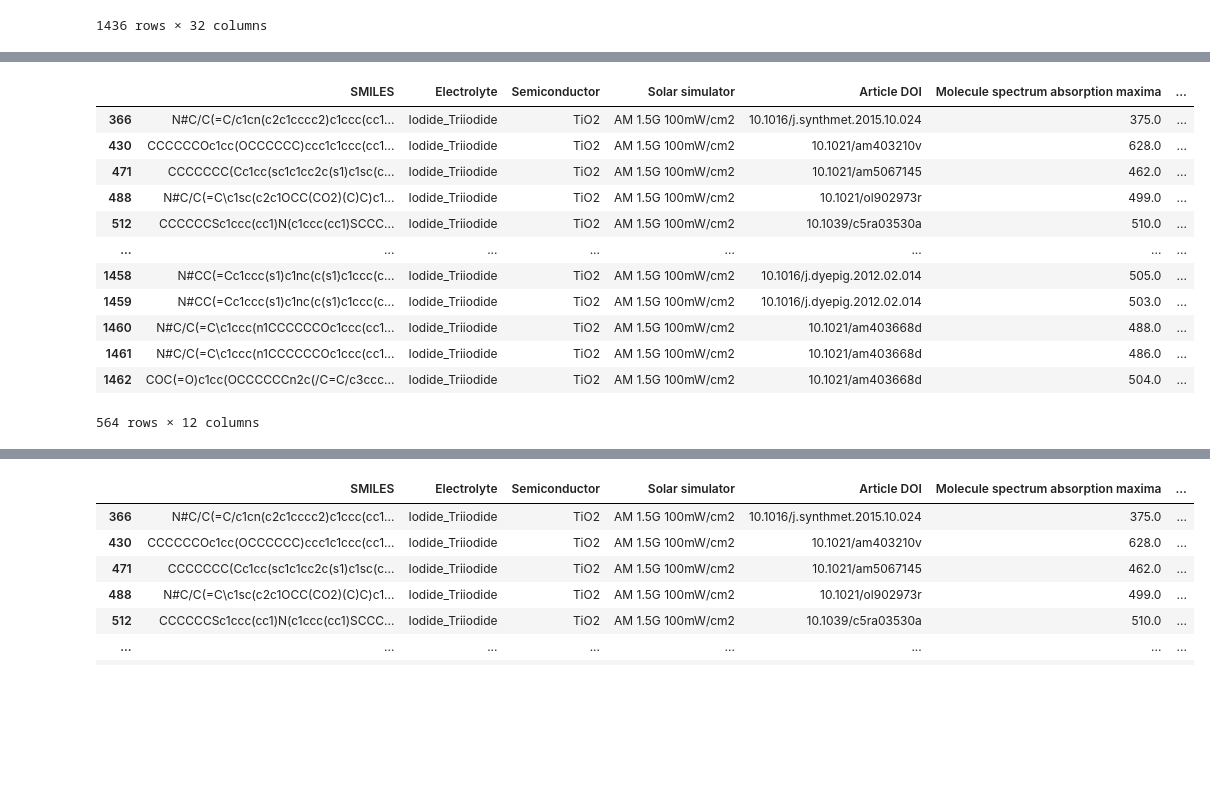
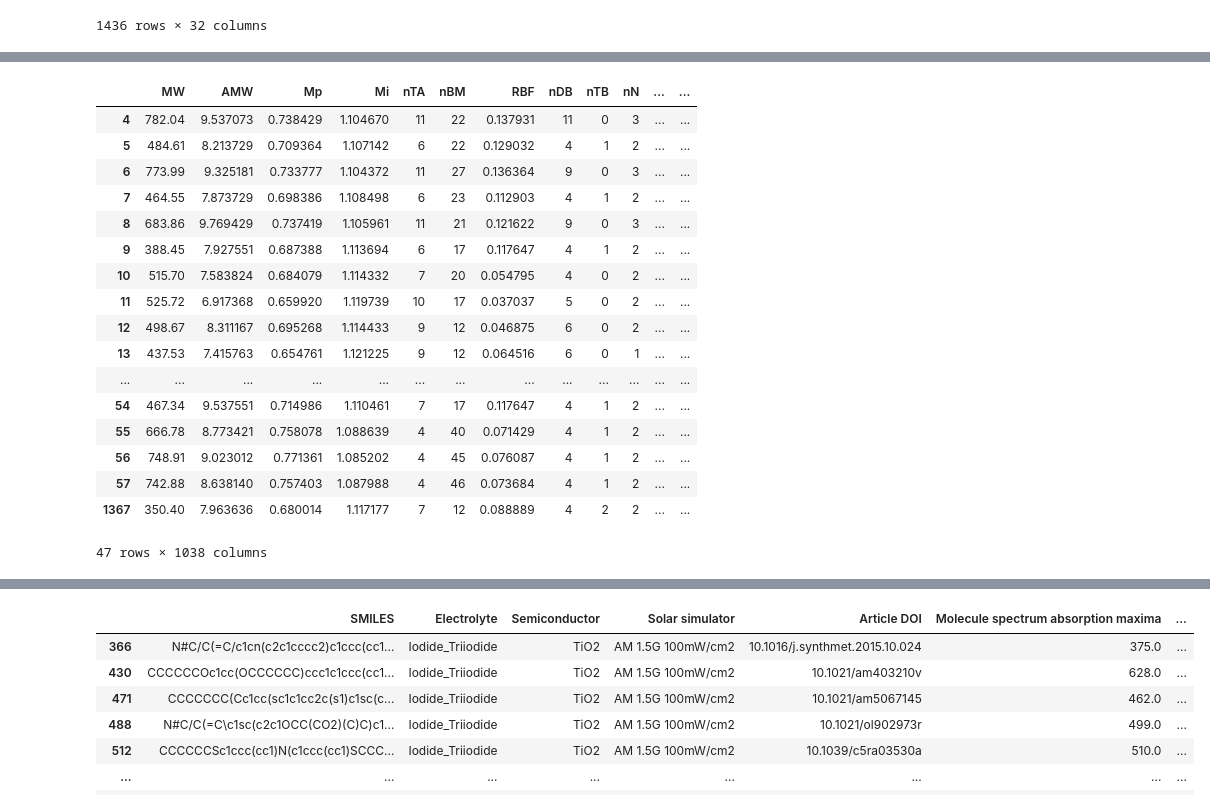
Before and after one commit to PaulC61/Cheminformatics, a Jupyter notebook: InternshipM2_BIU/WorkingEnvironment/Phase2/dsscModel.ipynb, the cells around one changed output, grey strips where cells are left out. Saved outputs shown, nothing was run; the diff lists cells and outputs as text; code cells hidden in the pictures; blank space fills up the shorter version.

```diff
--- a/InternshipM2_BIU/WorkingEnvironment/Phase2/dsscModel.ipynb
+++ b/InternshipM2_BIU/WorkingEnvironment/Phase2/dsscModel.ipynb
@@ -105,9 +101,6 @@ X_dict_active = add_active_to_x(Y_dict, X_dict)
 # %%
 def convert_PCE_to_active(y_dict):
-    for dataset in y_dict:
-        pce_quartiles = pd.qcut(y_dict[dataset]['PCE'], q=4, retbins=True)
-        y_dict[dataset]['active'] = np.where(y_dict[dataset]['PCE']>pce_quartiles[1][3], 1, 0)
+    pce_quartiles = pd.qcut(y_dict['PCE'], q=4, retbins=True)
+    y_dict['active'] = np.where(y_dict['PCE']>pce_quartiles[1][3], 1, 0)
     return y_dict
-# %%
-Y_dict = convert_PCE_to_active(y_values)
 # %%
@@ -162,10 +154,14 @@ def compound_families(x, y, families):
     for i in range(len(families)):
         df_X = x.loc[(x['Molecule keywords']==families[i])].drop('Molecule keywords', axis=1)
         df_Y = y.loc[(y['Molecule keywords']==families[i])].drop('Molecule keywords', axis=1)
-        X[families[i]] = df_X
-        Y[families[i]] = df_Y
-    X['global'] = ordinalEncode_compound_family(x)
-    Y['global'] = y
+        df_Y_active = convert_PCE_to_active(df_Y)
+        df_X_active = add_active_to_x(df_Y_active, df_X)
+        X[families[i]] = df_X_active
+        Y[families[i]] = df_Y_active
+    y_active = convert_PCE_to_active(y)
+    x_active = add_active_to_x(y_active, x)
+    Y['global'] = y_active
+    X['global'] = ordinalEncode_compound_family(x_active)
     return X, Y
 # %%
 def gen_families_all_datasets(X_dict, Y_dict, family_dict):
@@ -178,5 +174,5 @@ def gen_families_all_datasets(X_dict, Y_dict, family_dict):
         new_Y[dataset] = partitioned_Y
     return new_X, new_Y
 # %%
-X_dict_bias, Y_dict_bias = rename_uncommon_families(top_compound_families, X_dict_active, Y_dict)
+X_dict_bias, Y_dict_bias = rename_uncommon_families(top_compound_families, X_dict, y_values)
 # %%
@@ -200,21 +195,26 @@ X_all, Y_all = gen_families_all_datasets(X_dict_bias, Y_dict_bias, top_compound_
 # %%
 X_raw = ordinalEncode_compound_family(X_dict_bias)
 # %%
-Y_all['HadarDataSet']['triphenylamine']
+X_all['HadarDataSet']['coumarin']
 # %% [output]
-|  | SMILES | Electrolyte | Semiconductor | Solar simulator | Article DOI | Molecule spectrum absorption maxima | ... |
-| 366 | N#C/C(=C/c1cn(c2c1cccc2)c1ccc(cc1... | Iodide_Triiodide | TiO2 | AM 1.5G 100mW/cm2 | 10.1016/j.synthmet.2015.10.024 | 375.0 | ... |
-| 430 | CCCCCCOc1cc(OCCCCCC)ccc1c1ccc(cc1... | Iodide_Triiodide | TiO2 | AM 1.5G 100mW/cm2 | 10.1021/am403210v | 628.0 | ... |
-| 471 | CCCCCCC(Cc1cc(sc1c1cc2c(s1)c1sc(c... | Iodide_Triiodide | TiO2 | AM 1.5G 100mW/cm2 | 10.1021/am5067145 | 462.0 | ... |
-| 488 | N#C/C(=C\c1sc(c2c1OCC(CO2)(C)C)c1... | Iodide_Triiodide | TiO2 | AM 1.5G 100mW/cm2 | 10.1021/ol902973r | 499.0 | ... |
-| 512 | CCCCCCSc1ccc(cc1)N(c1ccc(cc1)SCCC... | Iodide_Triiodide | TiO2 | AM 1.5G 100mW/cm2 | 10.1039/c5ra03530a | 510.0 | ... |
-| ... | ... | ... | ... | ... | ... | ... | ... |
-| 1458 | N#CC(=Cc1ccc(s1)c1nc(c(s1)c1ccc(c... | Iodide_Triiodide | TiO2 | AM 1.5G 100mW/cm2 | 10.1016/j.dyepig.2012.02.014 | 505.0 | ... |
-| 1459 | N#CC(=Cc1ccc(s1)c1nc(c(s1)c1ccc(c... | Iodide_Triiodide | TiO2 | AM 1.5G 100mW/cm2 | 10.1016/j.dyepig.2012.02.014 | 503.0 | ... |
-| 1460 | N#C/C(=C\c1ccc(n1CCCCCCOc1ccc(cc1... | Iodide_Triiodide | TiO2 | AM 1.5G 100mW/cm2 | 10.1021/am403668d | 488.0 | ... |
-| 1461 | N#C/C(=C\c1ccc(n1CCCCCCOc1ccc(cc1... | Iodide_Triiodide | TiO2 | AM 1.5G 100mW/cm2 | 10.1021/am403668d | 486.0 | ... |
-| 1462 | COC(=O)c1cc(OCCCCCCn2c(/C=C/c3ccc... | Iodide_Triiodide | TiO2 | AM 1.5G 100mW/cm2 | 10.1021/am403668d | 504.0 | ... |
+|  | MW | AMW | Mp | Mi | nTA | nBM | RBF | nDB | nTB | nN | ... | ... |
+| 4 | 782.04 | 9.537073 | 0.738429 | 1.104670 | 11 | 22 | 0.137931 | 11 | 0 | 3 | ... | ... |
+| 5 | 484.61 | 8.213729 | 0.709364 | 1.107142 | 6 | 22 | 0.129032 | 4 | 1 | 2 | ... | ... |
+| 6 | 773.99 | 9.325181 | 0.733777 | 1.104372 | 11 | 27 | 0.136364 | 9 | 0 | 3 | ... | ... |
+| 7 | 464.55 | 7.873729 | 0.698386 | 1.108498 | 6 | 23 | 0.112903 | 4 | 1 | 2 | ... | ... |
+| 8 | 683.86 | 9.769429 | 0.737419 | 1.105961 | 11 | 21 | 0.121622 | 9 | 0 | 3 | ... | ... |
+| 9 | 388.45 | 7.927551 | 0.687388 | 1.113694 | 6 | 17 | 0.117647 | 4 | 1 | 2 | ... | ... |
+| 10 | 515.70 | 7.583824 | 0.684079 | 1.114332 | 7 | 20 | 0.054795 | 4 | 0 | 2 | ... | ... |
+| 11 | 525.72 | 6.917368 | 0.659920 | 1.119739 | 10 | 17 | 0.037037 | 5 | 0 | 2 | ... | ... |
+| 12 | 498.67 | 8.311167 | 0.695268 | 1.114433 | 9 | 12 | 0.046875 | 6 | 0 | 2 | ... | ... |
+| 13 | 437.53 | 7.415763 | 0.654761 | 1.121225 | 9 | 12 | 0.064516 | 6 | 0 | 1 | ... | ... |
+| ... | ... | ... | ... | ... | ... | ... | ... | ... | ... | ... | ... | ... |
+| 54 | 467.34 | 9.537551 | 0.714986 | 1.110461 | 7 | 17 | 0.117647 | 4 | 1 | 2 | ... | ... |
+| 55 | 666.78 | 8.773421 | 0.758078 | 1.088639 | 4 | 40 | 0.071429 | 4 | 1 | 2 | ... | ... |
+| 56 | 748.91 | 9.023012 | 0.771361 | 1.085202 | 4 | 45 | 0.076087 | 4 | 1 | 2 | ... | ... |
+| 57 | 742.88 | 8.638140 | 0.757403 | 1.087988 | 4 | 46 | 0.073684 | 4 | 1 | 2 | ... | ... |
+| 1367 | 350.40 | 7.963636 | 0.680014 | 1.117177 | 7 | 12 | 0.088889 | 4 | 2 | 2 | ... | ... |
-564 rows × 12 columns
+47 rows × 1038 columns
 # %%
 def multi_train_test_split(x_dict, y_dict):
     all_cases = dict()
```
Also changed, not shown: parts of 9 cells of this notebook, 6 other files.
